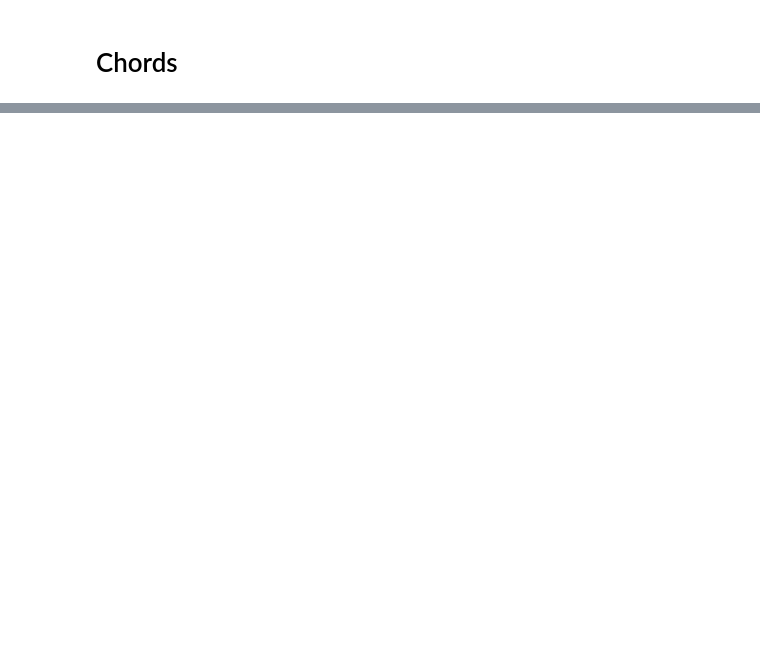
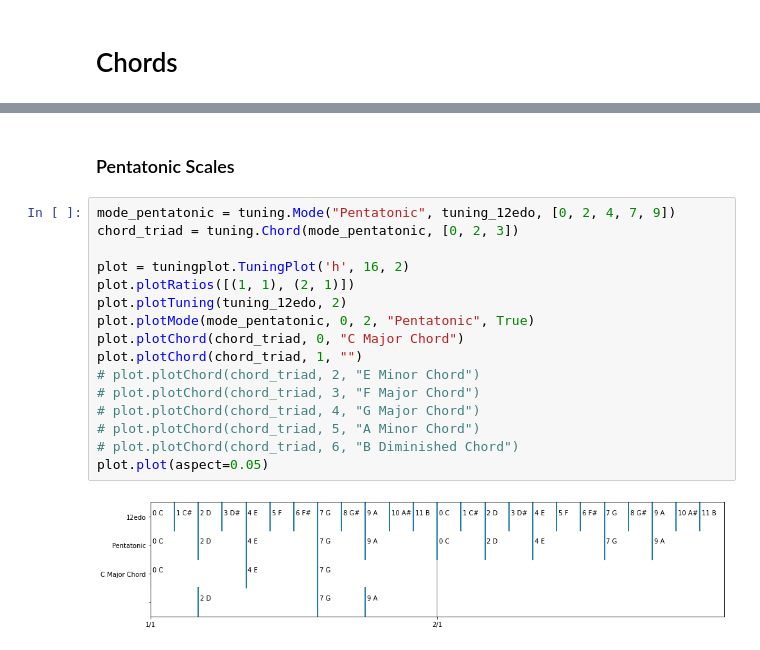
Before and after one commit to pigatron-industries/xen_quantizer, a Jupyter notebook: python/ScalesChords.ipynb, the cells around one changed output, grey strips where cells are left out. Saved outputs shown, nothing was run; the diff lists cells and outputs as text; blank space fills up the shorter version.

```diff
--- a/python/ScalesChords.ipynb
+++ b/python/ScalesChords.ipynb
@@ -19,0 +30,20 @@ plot.plot(aspect=0.05)
+# %% [markdown]
+### Pentatonic Scales
+# %%
+mode_pentatonic = tuning.Mode("Pentatonic", tuning_12edo, [0, 2, 4, 7, 9])
+chord_triad = tuning.Chord(mode_pentatonic, [0, 2, 3])
+
+plot = tuningplot.TuningPlot('h', 16, 2)
+plot.plotRatios([(1, 1), (2, 1)])
+plot.plotTuning(tuning_12edo, 2)
+plot.plotMode(mode_pentatonic, 0, 2, "Pentatonic", True)
+plot.plotChord(chord_triad, 0, "C Major Chord")
+plot.plotChord(chord_triad, 1, "")
+# plot.plotChord(chord_triad, 2, "E Minor Chord")
+# plot.plotChord(chord_triad, 3, "F Major Chord")
+# plot.plotChord(chord_triad, 4, "G Major Chord")
+# plot.plotChord(chord_triad, 5, "A Minor Chord")
+# plot.plotChord(chord_triad, 6, "B Diminished Chord")
+plot.plot(aspect=0.05)
+# %% [output]
+[figure, added]
```
Also changed, not shown: parts of 2 cells of this notebook, 3 other files.
